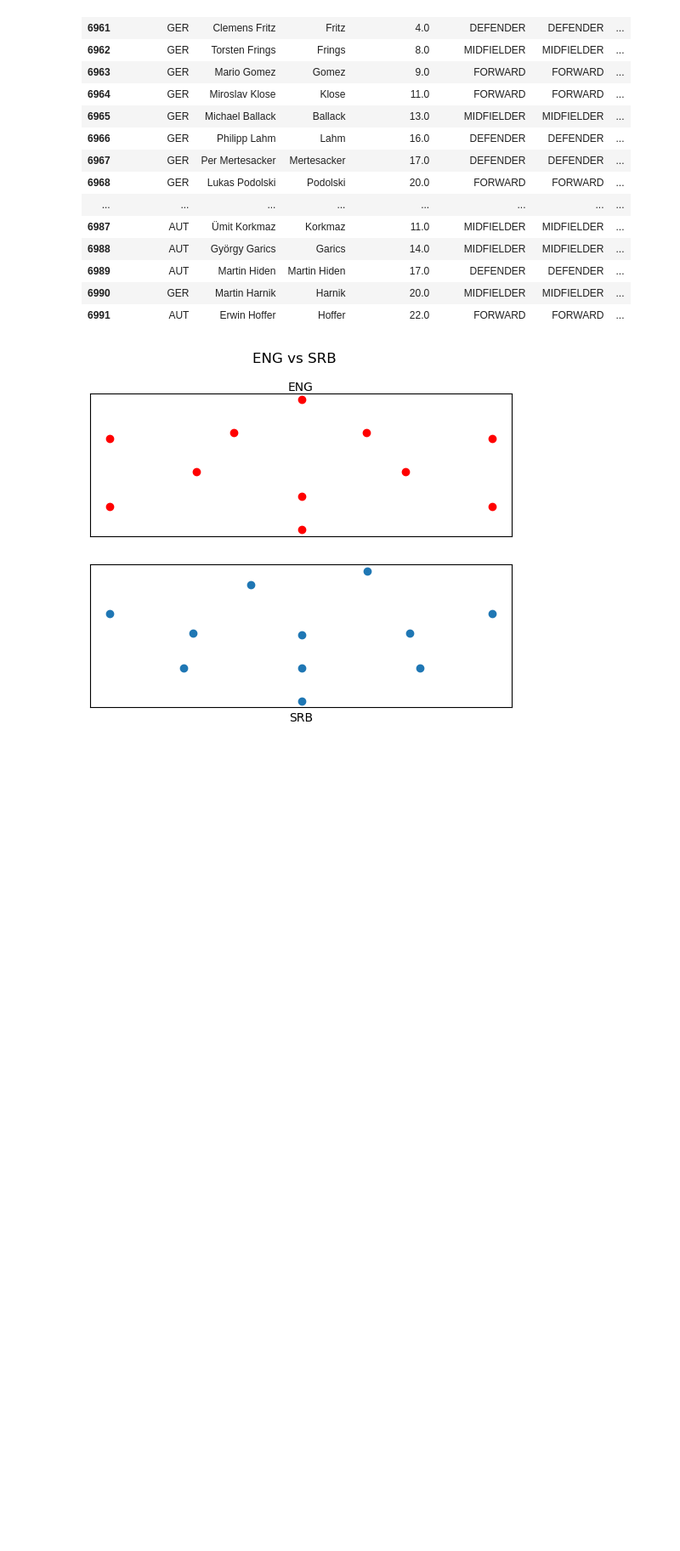
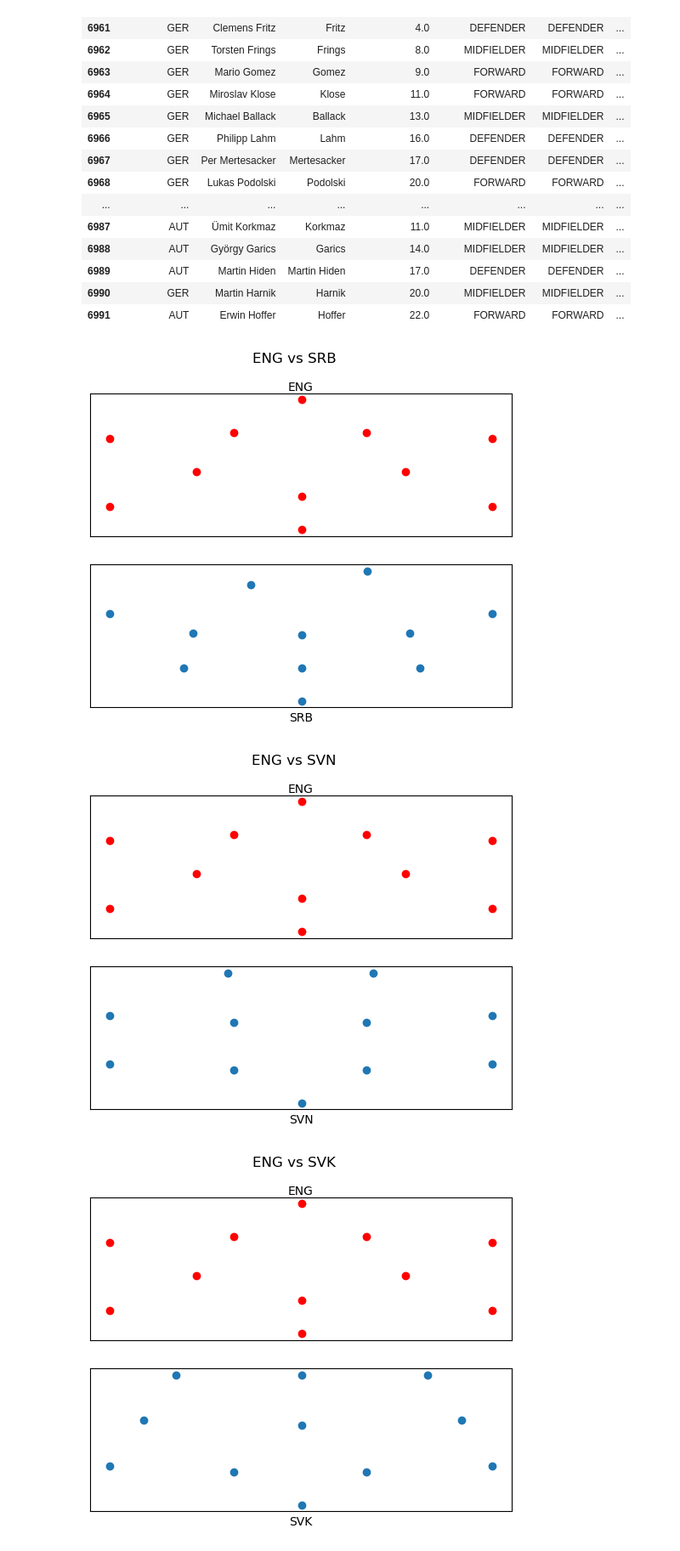
Before and after one commit to D-Walsh33/data-analysis, a Jupyter notebook: UEFA Euro Project/UEFA.ipynb, the cells around one changed output. Shown at 85% size. Saved outputs shown, nothing was run; the diff lists cells and outputs as text; code cells hidden in the pictures; blank space fills up the shorter version.

```diff
--- a/UEFA Euro Project/UEFA.ipynb
+++ b/UEFA Euro Project/UEFA.ipynb
@@ -135,7 +135,7 @@ def formations(id_match, dataframe):
     x2 = np.array(team2['start_position_x'])
     y2 = np.array(team2['start_position_y'])
 
-    plt.figure(1)
+    plt.figure()
     plt.subplot(211)
     plt.suptitle(f'{country_code1} vs {country_code2}')
     scatter = plt.scatter(x1,y1, c='red')
@@ -151,6 +151,7 @@ def formations(id_match, dataframe):
     plt.xticks([])
     plt.xlabel(country_code2)
     plt.yticks([])
+
     return
 # %%
 formations(2024442, players)
@@ -193,0 +188,10 @@ formations(2036166, players)
+# %%
+england_matches = players[players['country_code'] == 'ENG']
+england_match_ids = list(england_matches.groupby('id_match')['id_match'].indices.keys())
+last5_England = england_match_ids[-5:]
+
+for x in last5_England:
+    formations(x, players)
+# %% [output]
+[figure, added]
+[figure, added]
```
Also changed, not shown: parts of 2 cells of this notebook.
